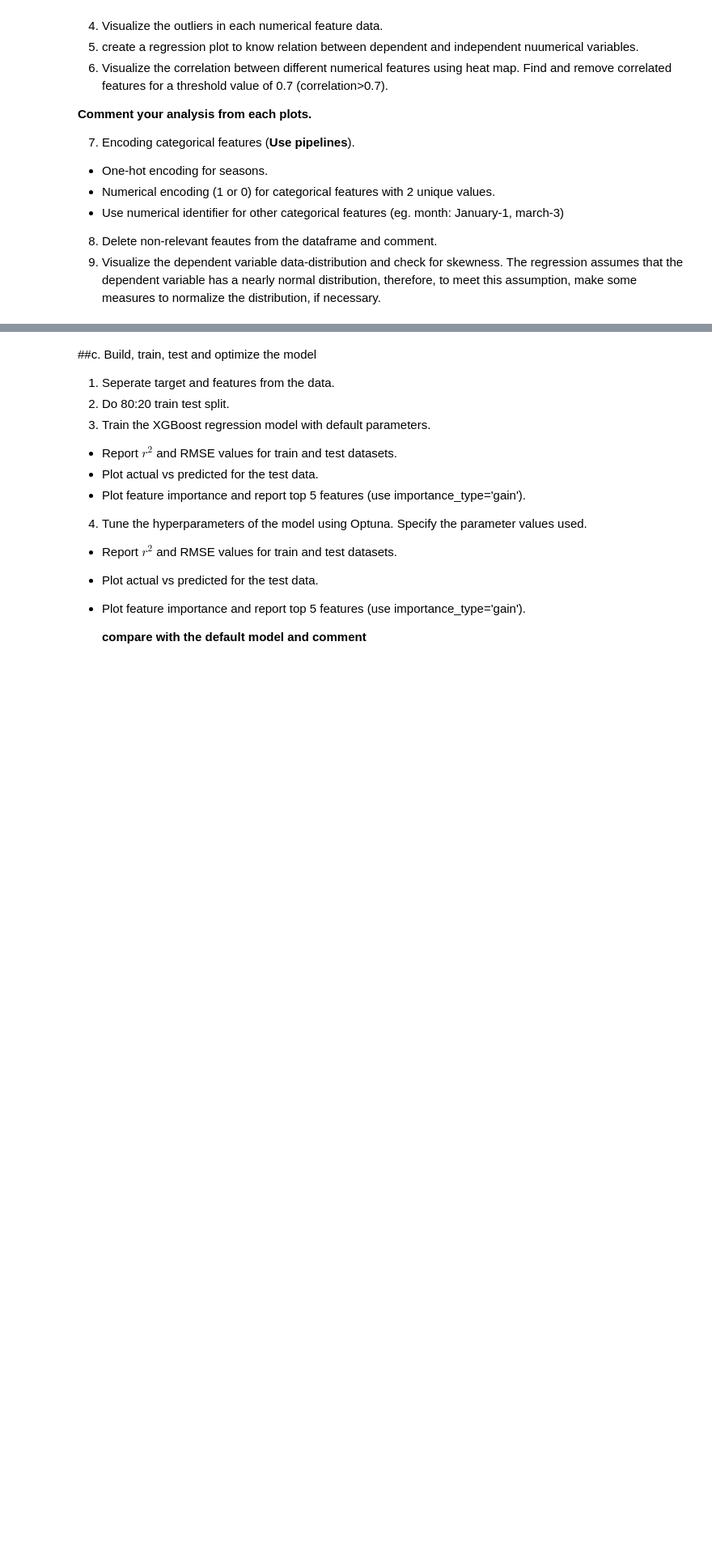
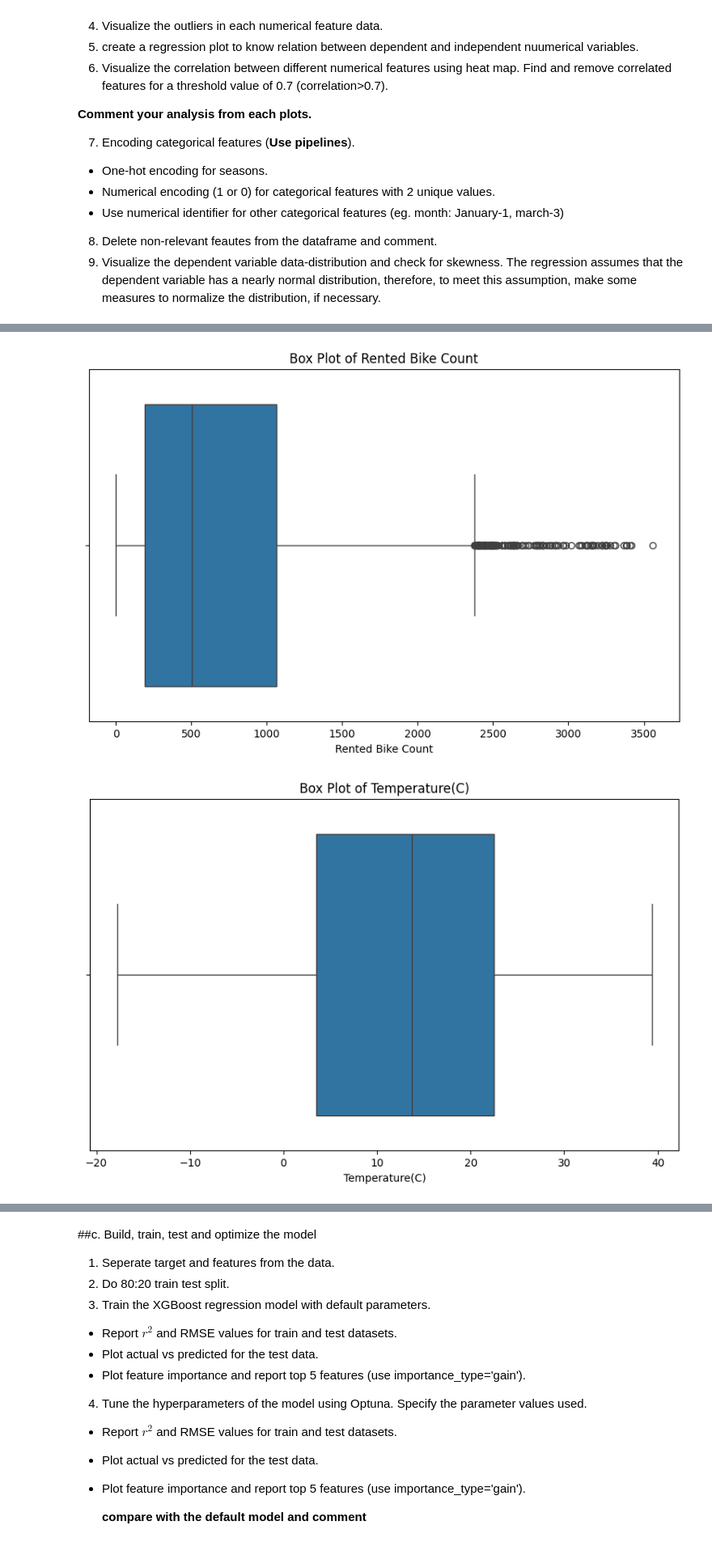
Before and after one commit to blackscreen-whitetext/AIDS, a Jupyter notebook: UMC301_Assignment_1b.ipynb, the cells around one changed output, grey strips where cells are left out. Shown at 81% size. Drawn from its saved outputs; the diff is of its cells as text; code cells hidden in the pictures; blank space fills up the shorter version.

```diff
--- a/UMC301_Assignment_1b.ipynb
+++ b/UMC301_Assignment_1b.ipynb
@@ -162,0 +261,12 @@ for feature in categorical_features:
+# %%
+# Iterate over the numerical features
+for feature in numerical_features:
+    # Create a box plot for each feature
+    plt.figure(figsize=(10, 6))
+    sns.boxplot(x=numerical_data[feature])
+    plt.xlabel(feature)
+    plt.title(f'Box Plot of {feature}')
+    plt.show()
+# %% [output]
+[figure, added]
+[figure, added]
```
Also changed, not shown: parts of 22 cells of this notebook.
